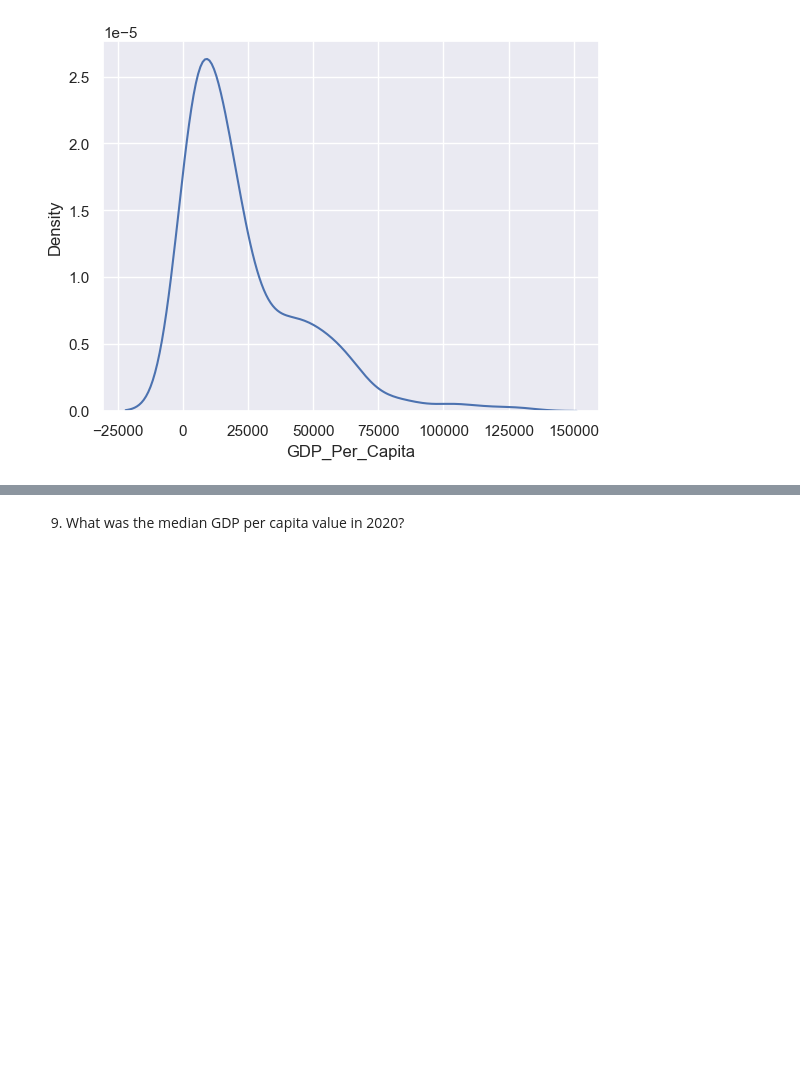
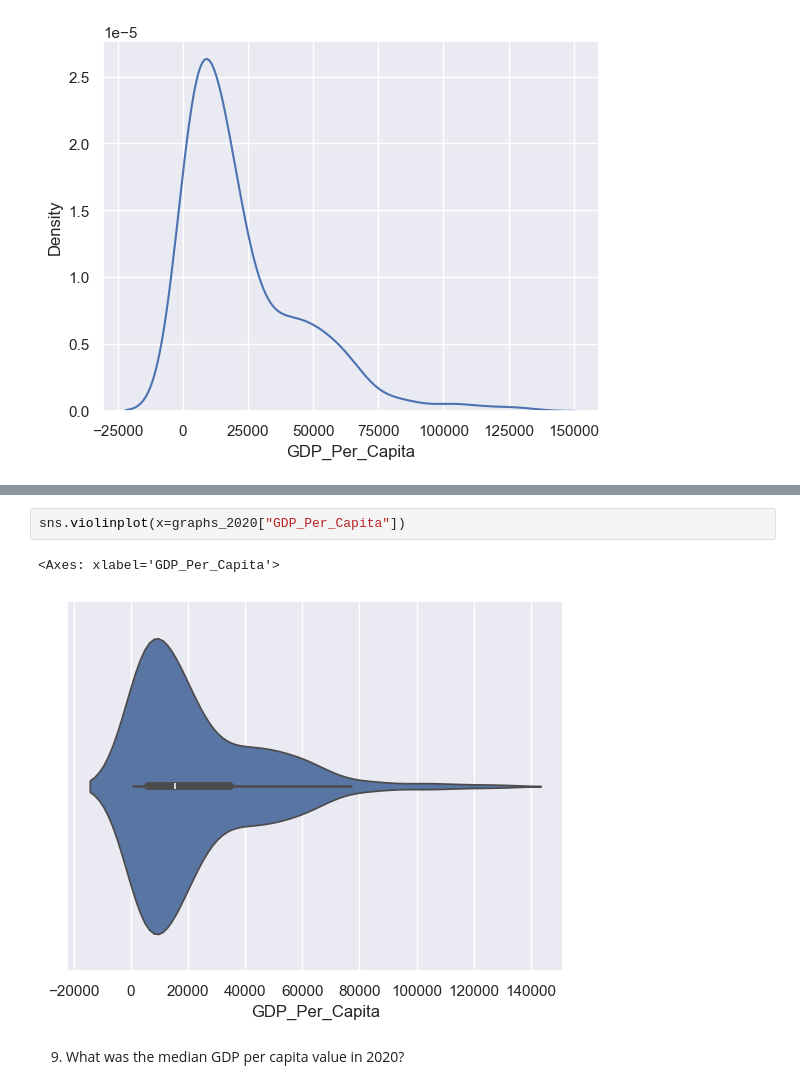
Before and after one commit to NSS-Data-Analytics-Cohort-14/gdp-and-internet-usage-kshaffer93, a Jupyter notebook: notebooks/example.ipynb, the cells around one changed output, grey strips where cells are left out. Drawn from its saved outputs; the diff is of its cells as text; blank space fills up the shorter version.

```diff
--- a/notebooks/example.ipynb
+++ b/notebooks/example.ipynb
@@ -134,3 +139,8 @@ sns.kdeplot(data=graphs_2020, x="GDP_Per_Capita")
+# %%
+sns.violinplot(x=graphs_2020["GDP_Per_Capita"])
+# %% [output]
+<Axes: xlabel='GDP_Per_Capita'>
+[figure, added]
 # %% [markdown]
 9. What was the median GDP per capita value in 2020?
 # %% [markdown]
```
Also changed, not shown: parts of 1 cell of this notebook.
